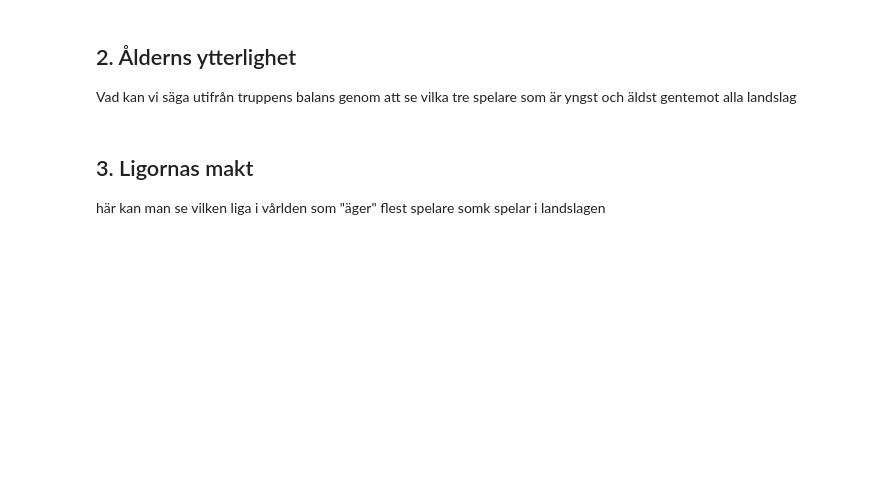
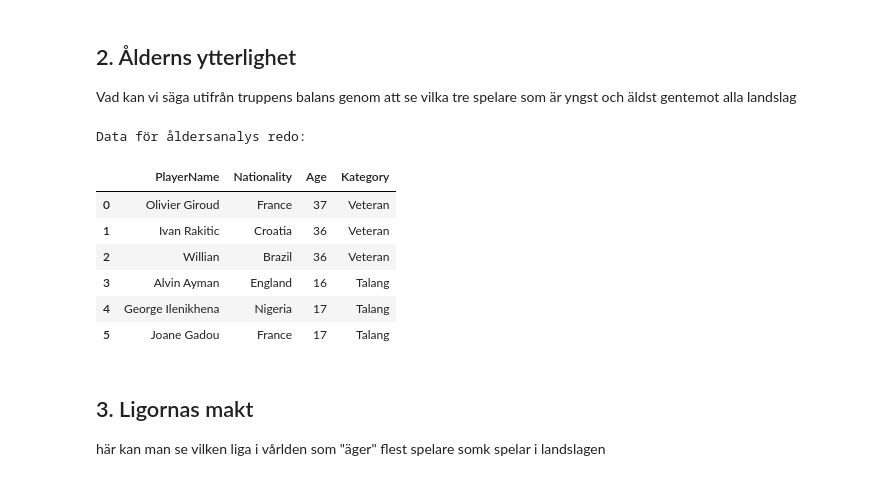
Before and after one commit to webcrunch/kk1-fifa-2026-analysis, a Jupyter notebook: fifa-jupiter.ipynb, the cells around one changed output. Saved outputs shown, nothing was run; the diff lists cells and outputs as text; code cells hidden in the pictures; blank space fills up the shorter version.

Commit message:
arbetade fram data till att se vilka spelare som är de yngsta och äldsta
ska ta och skapa diagram till detta och analysera.

```diff
--- a/fifa-jupiter.ipynb
+++ b/fifa-jupiter.ipynb
@@ -517,6 +528,36 @@ plt.show()
 ## 2. Ålderns ytterlighet
 
 Vad kan vi säga utifrån truppens balans genom att se vilka tre spelare som är yngst och äldst gentemot alla landslag
+# %%
+oldest_player = df_players.nlargest(3, 'Age')[['PlayerName', 'Nationality', 'Age']]
+youngest_players = df_players.nsmallest(3, 'Age')[['PlayerName', 'Nationality', 'Age']]
+
+# merga ihopa dessa två dataseten
+dataframe_age_old_young = pd.concat([oldest_player, youngest_players])
+
+# addera en kolumn för att vi ska kunna hantera visualisering. Vi adderar färgkodning eller kategori.
+dataframe_age_old_young["Kategory"] = [
+    "Veteran",
+    "Veteran",
+    "Veteran",
+    "Talang",
+    "Talang",
+    "Talang",
+]
+
+print("Data för åldersanalys redo:")
+df_clean = dataframe_age_old_young.reset_index(drop=True)
+
+display(df_clean)
+# %% [output]
+Data för åldersanalys redo:
+|  | PlayerName | Nationality | Age | Kategory |
+| 0 | Olivier Giroud | France | 37 | Veteran |
+| 1 | Ivan Rakitic | Croatia | 36 | Veteran |
+| 2 | Willian | Brazil | 36 | Veteran |
+| 3 | Alvin Ayman | England | 16 | Talang |
+| 4 | George Ilenikhena | Nigeria | 17 | Talang |
+| 5 | Joane Gadou | France | 17 | Talang |
 # %% [markdown]
 ## 3. Ligornas makt
 
```
Also changed, not shown: parts of 4 cells of this notebook.
